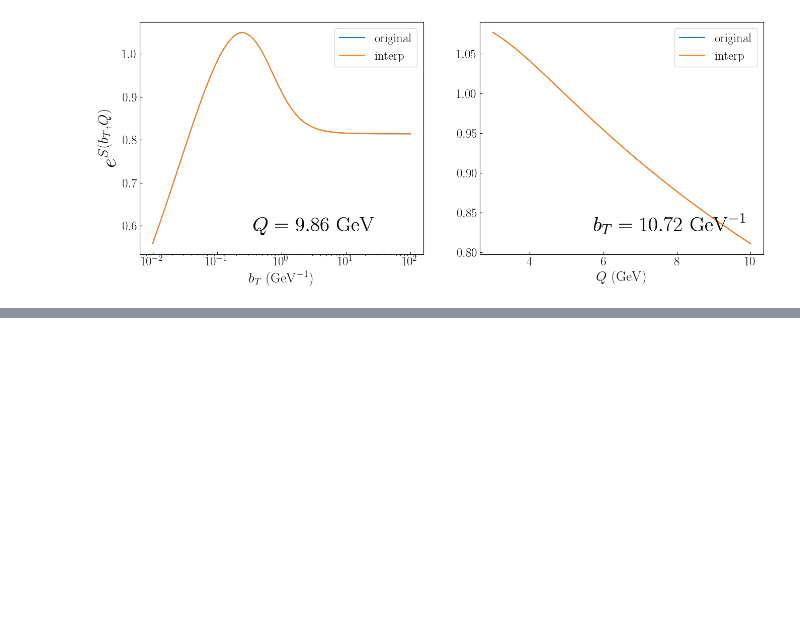
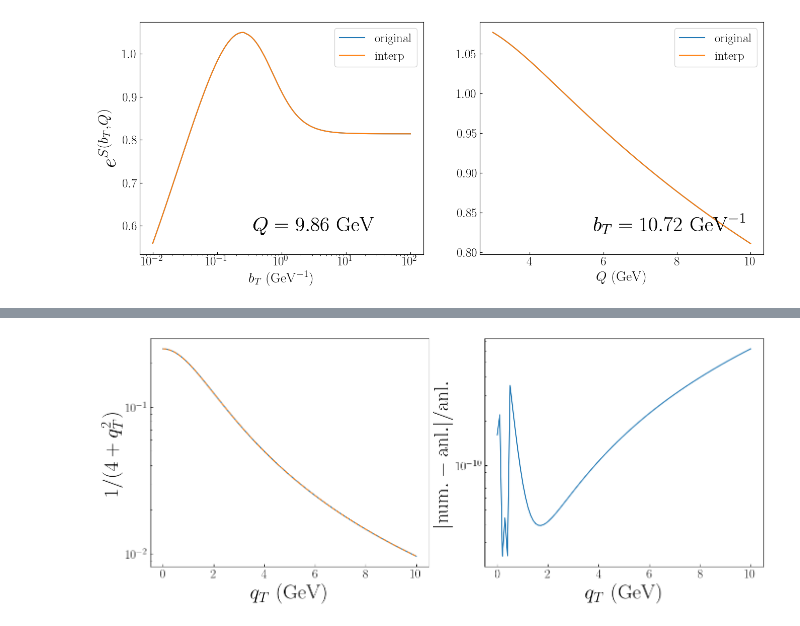
Before and after one commit to quantom-collab/tmd, a Jupyter notebook: OPE_EVO_notorch.ipynb, the cells around one changed output, grey strips where cells are left out. Drawn from its saved outputs; the diff is of its cells as text; code cells hidden in the pictures; blank space fills up the shorter version.

```diff
--- a/OPE_EVO_notorch.ipynb
+++ b/OPE_EVO_notorch.ipynb
@@ -780,0 +807,3 @@ Text(0.4, 0.1, '$b_T=10.72~{\\rm GeV}^{-1}$')
+# %%
+def analytic_func(qT):
+    return 1 / (4 + qT**2)
@@ -780,0 +841,35 @@ Text(0.4, 0.1, '$b_T=10.72~{\\rm GeV}^{-1}$')
+# %%
+largest_nodes=jn_zeros(0,1000)
+
+qTs = np.linspace(1e-3,10,100)
+bmax = 100
+
+numeric=[]
+for qt in qTs:
+    bTnodes = largest_nodes[largest_nodes/(qt) < bmax]/(qt)
+    numeric.append(get_WZ(bTnodes,qt,1e-20))
+numeric=np.array(numeric)
+
+analytic = analytic_func(qTs)
+# %%
+rel_err = (numeric - analytic) / analytic
+# %%
+nrows,ncols=1,2
+py.figure(figsize=(8*ncols,6*nrows))
+
+ax=py.subplot(nrows,ncols,1)
+ax.plot(qTs,analytic,label=r'$\rm analytic$')
+ax.plot(qTs,numeric,'--',label=r'$\rm numeric$')
+ax.set_xlabel(r'$q_T~({\rm GeV})$',size=30)
+ax.set_ylabel(r'$1/(4 + q_T^2)$',size=30)
+ax.tick_params(direction='in',labelsize=18,which='both',axis='both')
+ax.semilogy()
+
+ax=py.subplot(nrows,ncols,2)
+ax.plot(qTs,np.abs(rel_err))
+ax.set_xlabel(r'$q_T~({\rm GeV})$',size=30)
+ax.set_ylabel(r'$\rm |num. - anl.|/anl.$',size=30)
+ax.semilogy()
+ax.tick_params(direction='in',labelsize=18,which='both',axis='both')
+# %% [output]
+[figure, added]
```
Also changed, not shown: parts of 13 cells of this notebook.
